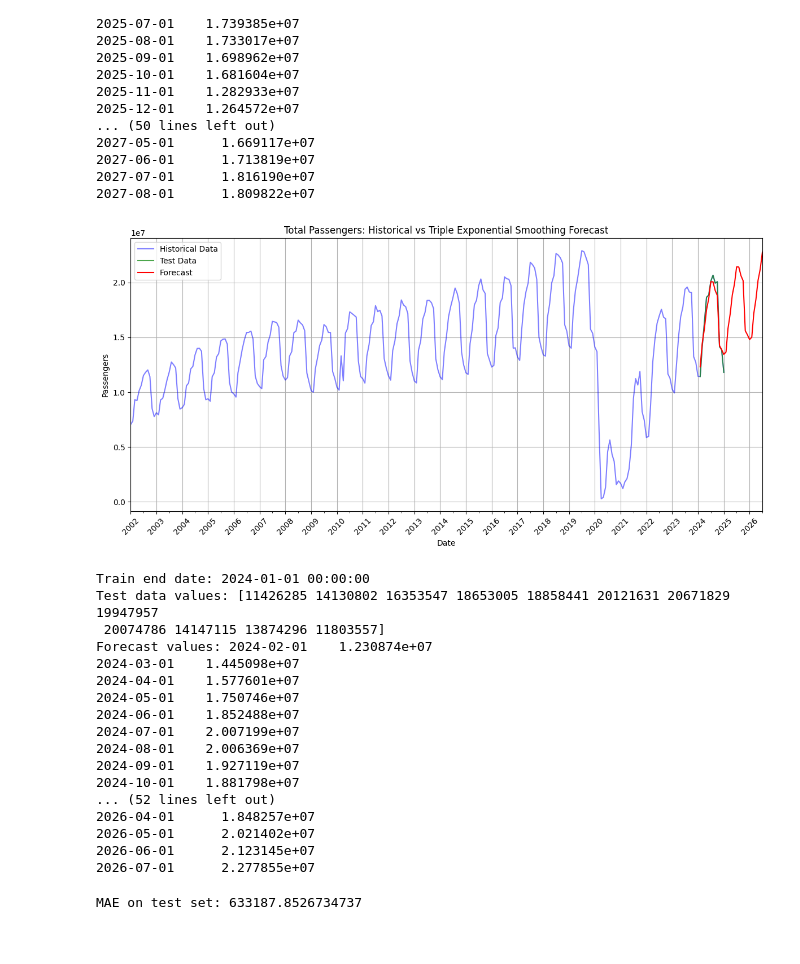
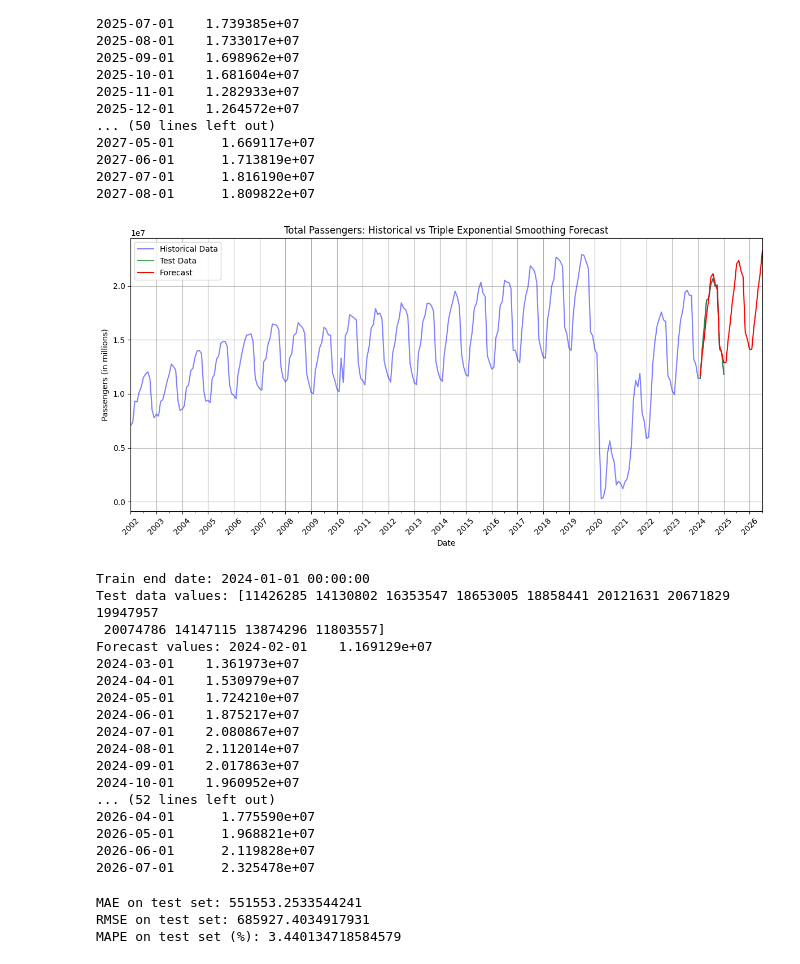
Before and after one commit to Hassan3924/Air-Passenger-Time-Series, a Jupyter notebook: airpassenger.ipynb, the cells around one changed output. Cells and saved outputs as stored; diff of their text form; code cells hidden in the pictures.

```diff
--- a/airpassenger.ipynb
+++ b/airpassenger.ipynb
@@ -233,3 +297,0 @@ ob_cleaned.loc['2015' :' 2024'][['Total_Passengers', 'EMA_0.7']].plot(figsize=(1
-# %%
-ob_cleaned['EMA_0.3'] = ob_cleaned['Total_Passengers'].ewm(alpha = 0.3, adjust = False).mean()
-ob_cleaned['EMA_0.75'] = ob_cleaned['Total_Passengers'].ewm(alpha = 0.75, adjust = False).mean()
@@ -839,7 +1152,10 @@ model = ExponentialSmoothing(
 )
 
 # Fit the model with custom smoothing parameters
-fit_model = model.fit(smoothing_level=0.5, smoothing_trend=0.1, smoothing_seasonal=0.1)
+# fit_model = model.fit(smoothing_level=0.5, smoothing_trend=0.15, smoothing_seasonal=0.15)
+fit_model = model.fit(smoothing_level=0.5, smoothing_trend=0.15, smoothing_seasonal=0.17)
+# fit_model = model.fit(smoothing_level=0.5, smoothing_trend=0.15, smoothing_seasonal=0.2)
+
 
 # Forecast the next 31 periods (including test period for validation)
 forecast = fit_model.forecast(31)
@@ -851,54 +1167,61 @@ future_dates = pd.date_range(start=train_end, periods=31, freq='MS')
 forecast_df = pd.DataFrame({'Total_Passengers': forecast}, index=future_dates)
 
 # Plot the original data, test data, and forecast
 plt.figure(figsize=(12, 6))
 plt.plot(total_passengers.index, total_passengers, label='Historical Data', color='blue', alpha=0.5)
 plt.plot(test_data.index, test_data, label='Test Data', color='green', alpha=0.7)
 plt.plot(forecast_df.index, forecast_df['Total_Passengers'], label='Forecast', color='red')
 
 # Set x-axis limits to include the full range
 plt.xlim(total_passengers.index[0], future_dates[-1])
 
 # Format x-axis to show dates
 plt.gca().xaxis.set_major_locator(mdates.YearLocator())
 plt.gca().xaxis.set_major_formatter(mdates.DateFormatter('%Y'))
 plt.gca().xaxis.set_minor_locator(mdates.MonthLocator(interval=6))
 
 plt.title('Total Passengers: Historical vs Triple Exponential Smoothing Forecast')
 plt.xlabel('Date')
-plt.ylabel('Passengers')
+plt.ylabel('Passengers (in millions)')
 plt.legend()
 plt.xticks(rotation=45)
 plt.tight_layout()
 plt.grid(True)
 plt.show()
 
 # Print to verify
 print("Train end date:", train_end)
 print("Test data values:", test_data.values)
 print("Forecast values:", forecast)
 print("Forecast DataFrame:\n", forecast_df)
 # %% [output]
-[figure, old version]
+[figure, new version]
 Train end date: 2024-01-01 00:00:00
 Test data values: [11426285 14130802 16353547 18653005 18858441 20121631 20671829 19947957
  20074786 14147115 13874296 11803557]
-Forecast values: 2024-02-01    1.230874e+07
-2024-03-01    1.445098e+07
-2024-04-01    1.577601e+07
-2024-05-01    1.750746e+07
-2024-06-01    1.852488e+07
-2024-07-01    2.007199e+07
-2024-08-01    2.006369e+07
-2024-09-01    1.927119e+07
-2024-10-01    1.881798e+07
+Forecast values: 2024-02-01    1.169129e+07
+2024-03-01    1.361973e+07
+2024-04-01    1.530979e+07
+2024-05-01    1.724210e+07
+2024-06-01    1.875217e+07
+2024-07-01    2.080867e+07
+2024-08-01    2.112014e+07
+2024-09-01    2.017863e+07
+2024-10-01    1.960952e+07
 ... (52 lines left out)
-2026-04-01      1.848257e+07
-2026-05-01      2.021402e+07
-2026-06-01      2.123145e+07
-2026-07-01      2.277855e+07
+2026-04-01      1.775590e+07
+2026-05-01      1.968821e+07
+2026-06-01      2.119828e+07
+2026-07-01      2.325478e+07
 # %%
 mae = mean_absolute_error(test_data, forecast[:len(test_data)])
+rmse = root_mean_squared_error(test_data, forecast[:len(test_data)])
+mape = mean_absolute_percentage_error(test_data, forecast[:len(test_data)]) * 100
+
 print("MAE on test set:", mae)
+print("RMSE on test set:", rmse)
+print("MAPE on test set (%):", mape)
 # %% [output]
-MAE on test set: 633187.8526734737
+MAE on test set: 551553.2533544241
+RMSE on test set: 685927.4034917931
+MAPE on test set (%): 3.440134718584579
```
Also changed, not shown: parts of 75 cells of this notebook, 1 other file.
